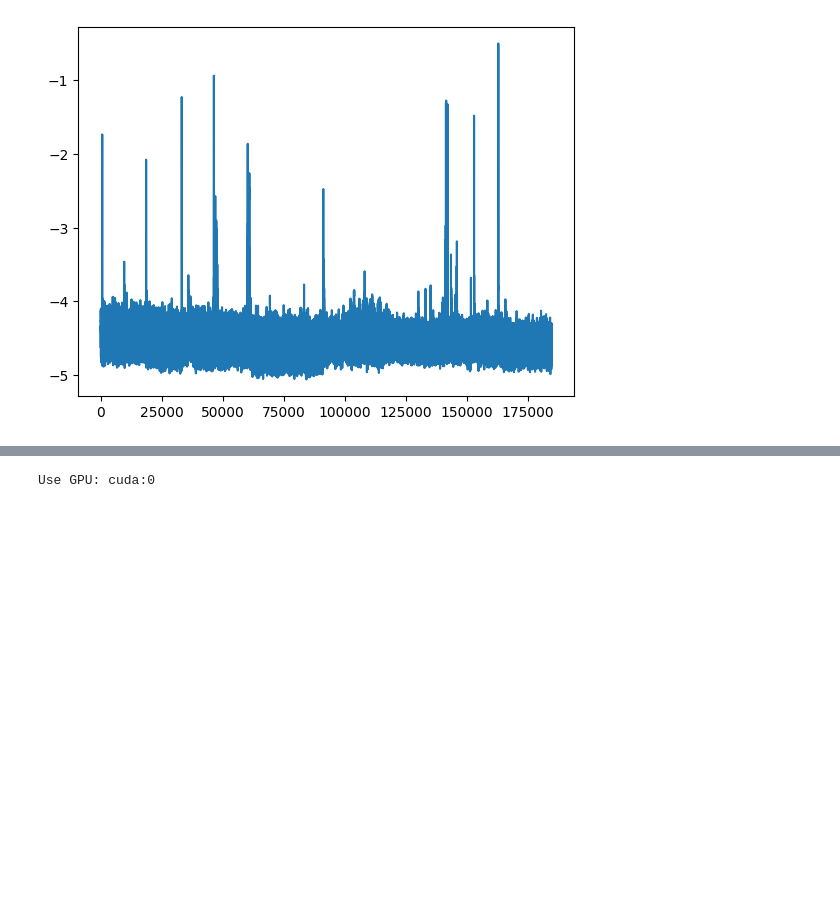
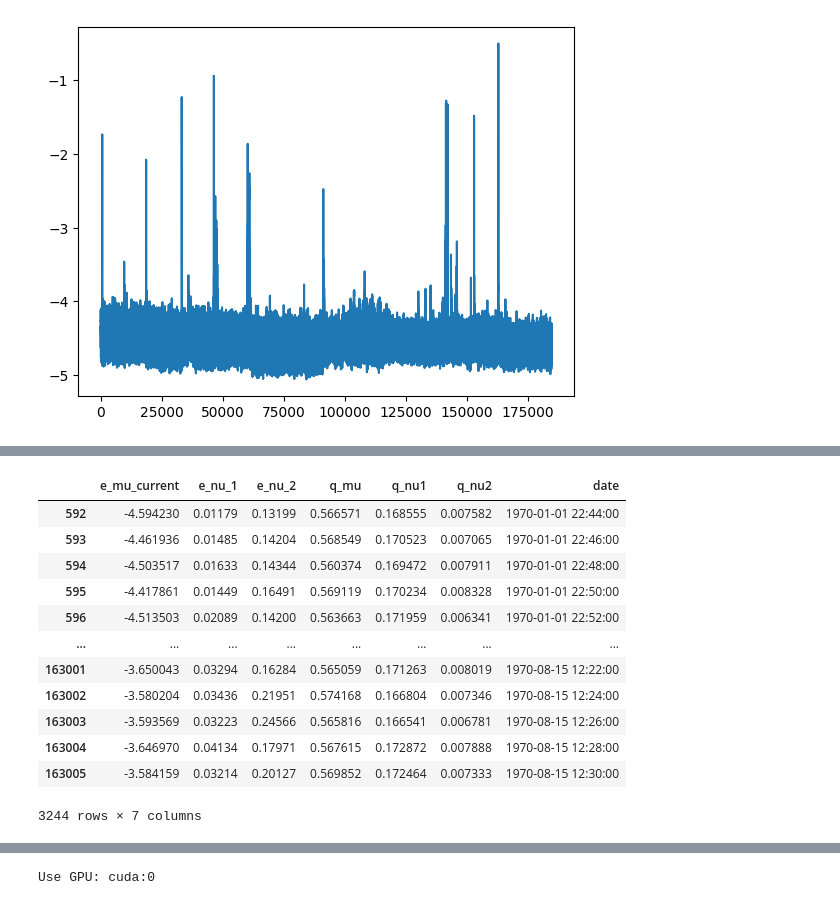
Before and after one commit to dkagramanyan/qber_analysis, a Jupyter notebook: Autoformer/train.ipynb, the cells around one changed output, grey strips where cells are left out. Saved outputs shown, nothing was run; the diff lists cells and outputs as text; code cells hidden in the pictures; blank space fills up the shorter version.

```diff
--- a/Autoformer/train.ipynb
+++ b/Autoformer/train.ipynb
@@ -73 +134,17 @@ df.iloc[-18485:].to_csv('datasets/data_step=120_log_inf_test=0.1.csv',index=Fals
+# %%
+df_outliers
+# %% [output]
+|  | e_mu_current | e_nu_1 | e_nu_2 | q_mu | q_nu1 | q_nu2 | date |
+| 592 | -4.594230 | 0.01179 | 0.13199 | 0.566571 | 0.168555 | 0.007582 | 1970-01-01 22:44:00 |
+| 593 | -4.461936 | 0.01485 | 0.14204 | 0.568549 | 0.170523 | 0.007065 | 1970-01-01 22:46:00 |
+| 594 | -4.503517 | 0.01633 | 0.14344 | 0.560374 | 0.169472 | 0.007911 | 1970-01-01 22:48:00 |
+| 595 | -4.417861 | 0.01449 | 0.16491 | 0.569119 | 0.170234 | 0.008328 | 1970-01-01 22:50:00 |
+| 596 | -4.513503 | 0.02089 | 0.14200 | 0.563663 | 0.171959 | 0.006341 | 1970-01-01 22:52:00 |
+| ... | ... | ... | ... | ... | ... | ... | ... |
+| 163001 | -3.650043 | 0.03294 | 0.16284 | 0.565059 | 0.171263 | 0.008019 | 1970-08-15 12:22:00 |
+| 163002 | -3.580204 | 0.03436 | 0.21951 | 0.574168 | 0.166804 | 0.007346 | 1970-08-15 12:24:00 |
+| 163003 | -3.593569 | 0.03223 | 0.24566 | 0.565816 | 0.166541 | 0.006781 | 1970-08-15 12:26:00 |
+| 163004 | -3.646970 | 0.04134 | 0.17971 | 0.567615 | 0.172872 | 0.007888 | 1970-08-15 12:28:00 |
+| 163005 | -3.584159 | 0.03214 | 0.20127 | 0.569852 | 0.172464 | 0.007333 | 1970-08-15 12:30:00 |
+3244 rows × 7 columns
 # %%
```
Also changed, not shown: parts of 14 cells of this notebook, 8 other files.
